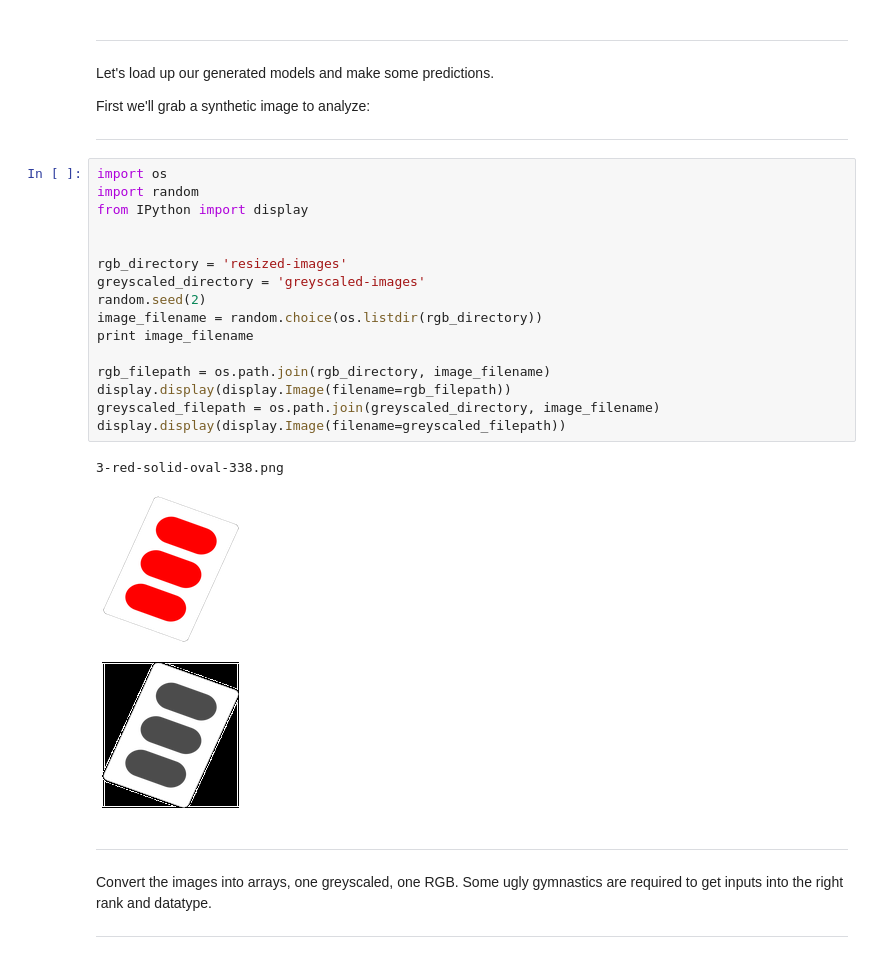
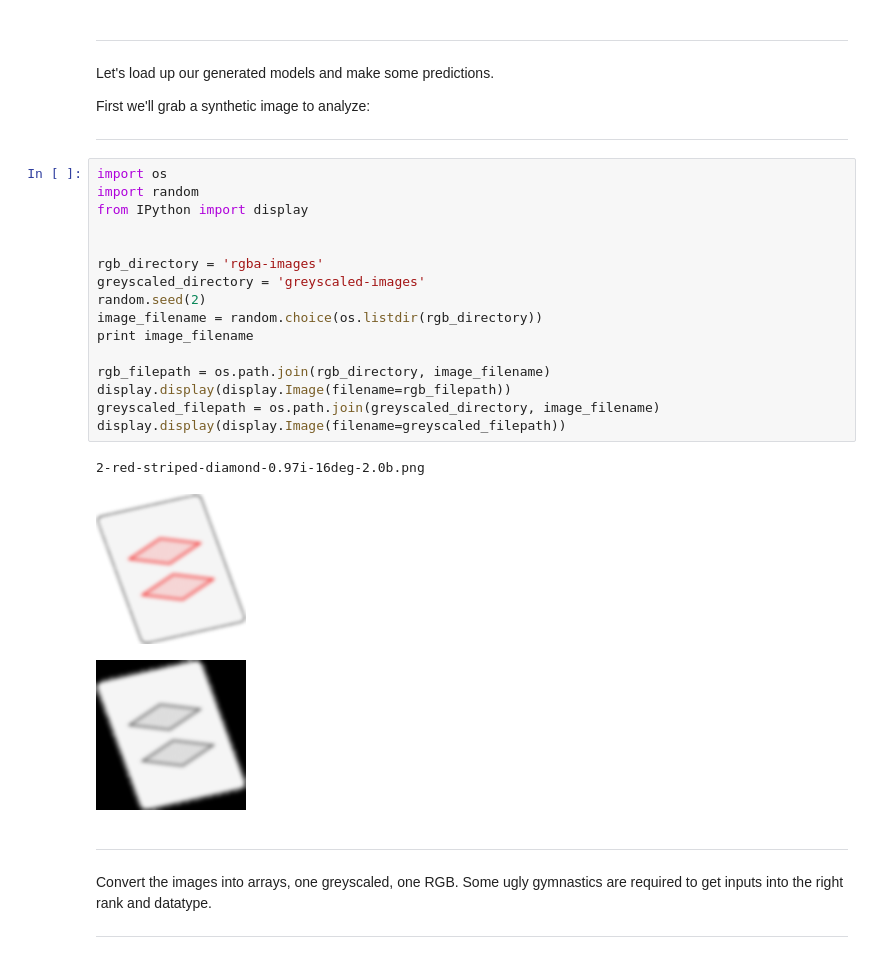
Before and after one commit to yosemitebandit/setbot, a Jupyter notebook: evaluator.ipynb, the cells around one changed output. Cells and saved outputs as stored; diff of their text form.

```diff
--- a/evaluator.ipynb
+++ b/evaluator.ipynb
@@ -8,23 +8,23 @@ First we'll grab a synthetic image to analyze:
 # %%
 import os
 import random
 from IPython import display
 
 
-rgb_directory = 'resized-images'
+rgb_directory = 'rgba-images'
 greyscaled_directory = 'greyscaled-images'
 random.seed(2)
 image_filename = random.choice(os.listdir(rgb_directory))
 print image_filename
 
 rgb_filepath = os.path.join(rgb_directory, image_filename)
 display.display(display.Image(filename=rgb_filepath))
 greyscaled_filepath = os.path.join(greyscaled_directory, image_filename)
 display.display(display.Image(filename=greyscaled_filepath))
 # %% [output]
-3-red-solid-oval-338.png
+2-red-striped-diamond-0.97i-16deg-2.0b.png
-[figure, old version]
+[figure, new version]
-[figure, old version]
+[figure, new version]
 # %% [markdown]
 ---
 Convert the images into arrays, one greyscaled, one RGB.  Some ugly gymnastics are required to get inputs into the right rank and datatype.
```
Also changed, not shown: parts of 5 cells of this notebook.
